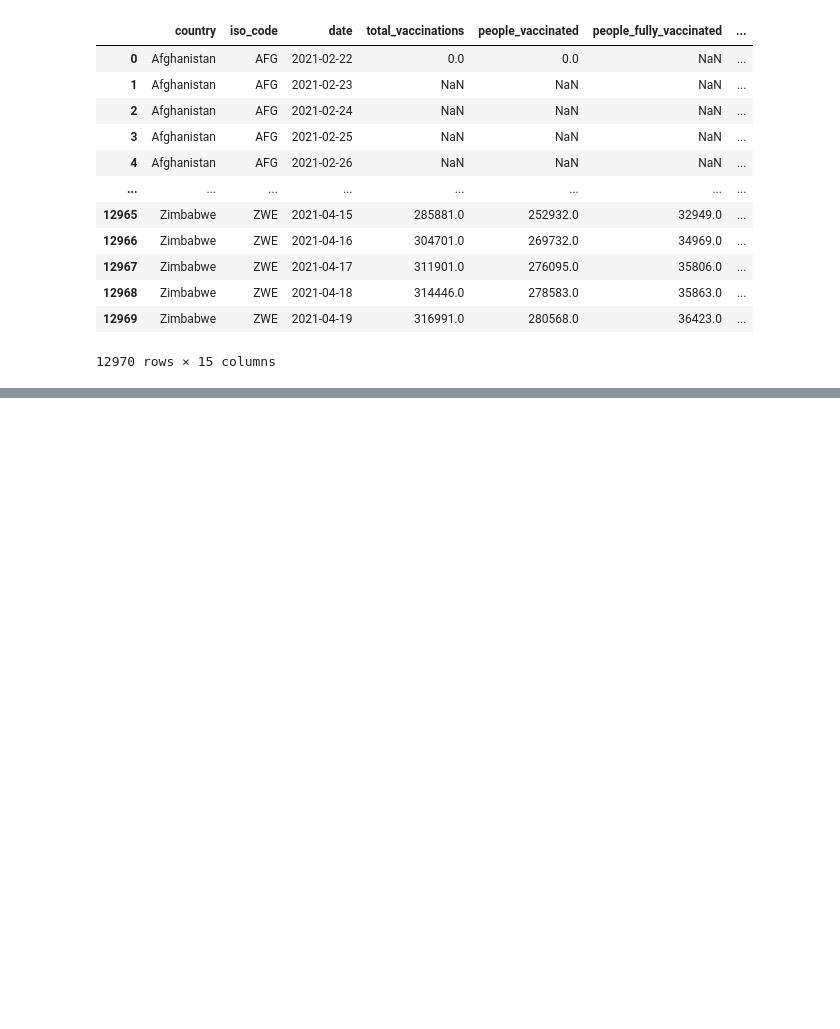
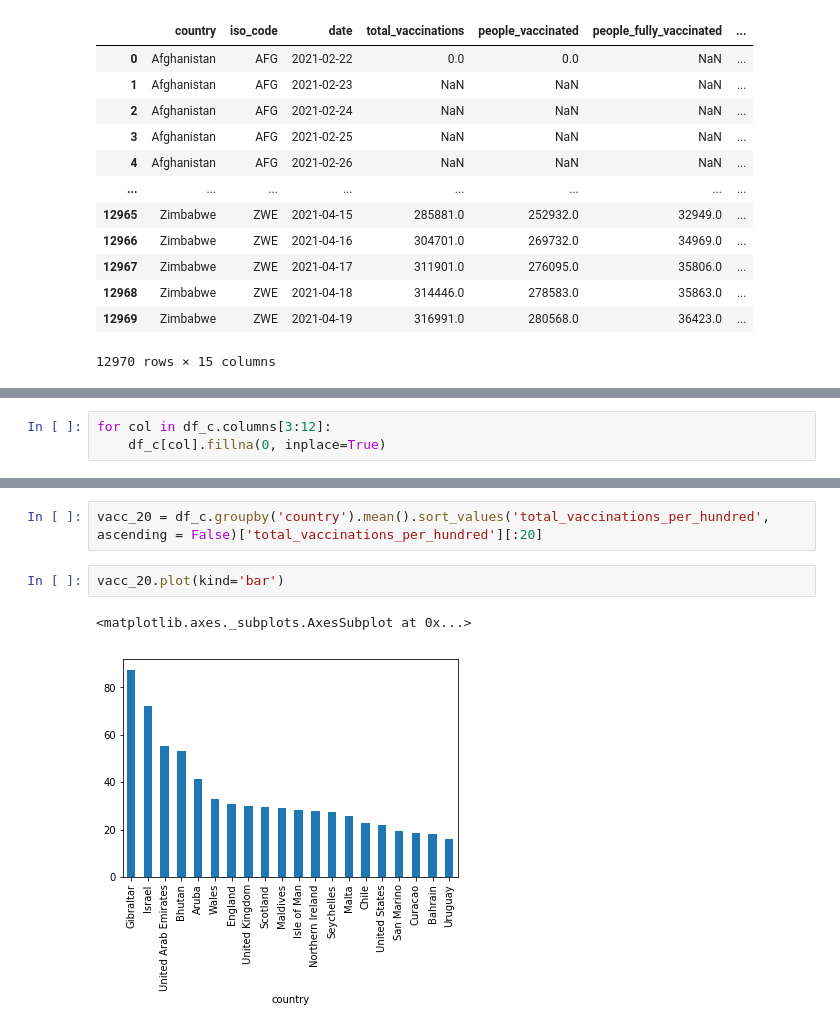
Before and after one commit to surypratap04/COVID-19_VACCINATION_PROGRESS_PROJECT, a Jupyter notebook: notebook.ipynb, the cells around one changed output, grey strips where cells are left out. Saved outputs shown, nothing was run; the diff lists cells and outputs as text; blank space fills up the shorter version.

```diff
--- a/notebook.ipynb
+++ b/notebook.ipynb
@@ -42,0 +62,3 @@ df_c
+# %%
+for col in df_c.columns[3:12]:
+    df_c[col].fillna(0, inplace=True)
@@ -42,0 +84,7 @@ df_c
+# %%
+vacc_20 = df_c.groupby('country').mean().sort_values('total_vaccinations_per_hundred', ascending = False)['total_vaccinations_per_hundred'][:20]
+# %%
+vacc_20.plot(kind='bar')
+# %% [output]
+<matplotlib.axes._subplots.AxesSubplot at 0x...>
+[figure, added]
```
Also changed, not shown: parts of 2 cells of this notebook, 2 other files.
